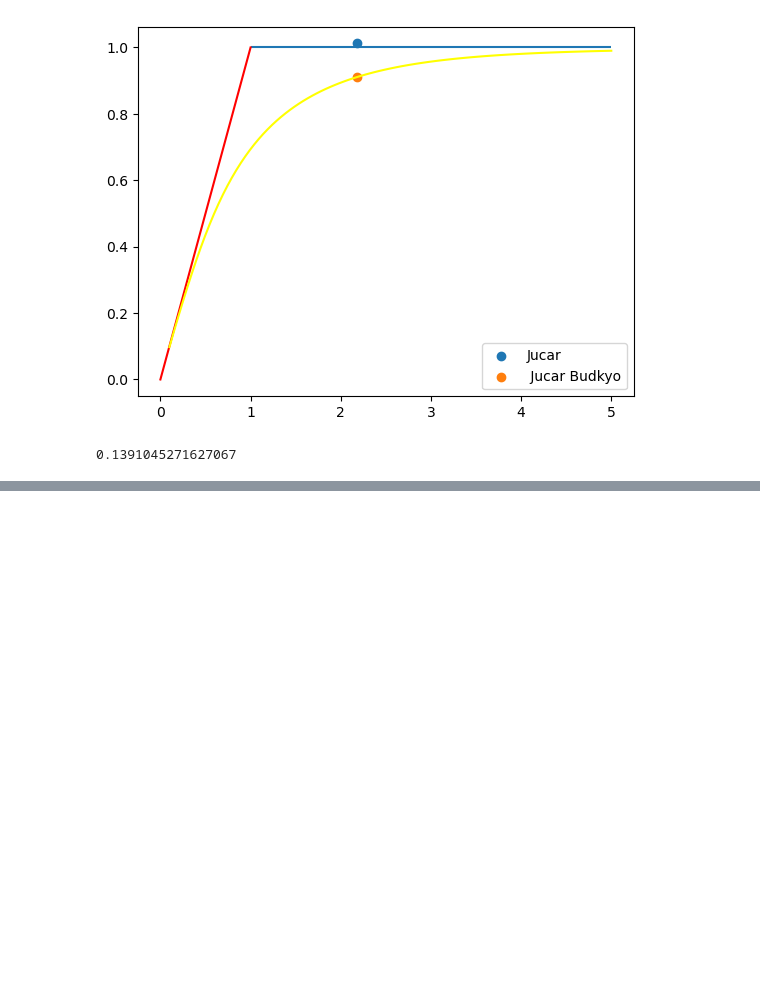
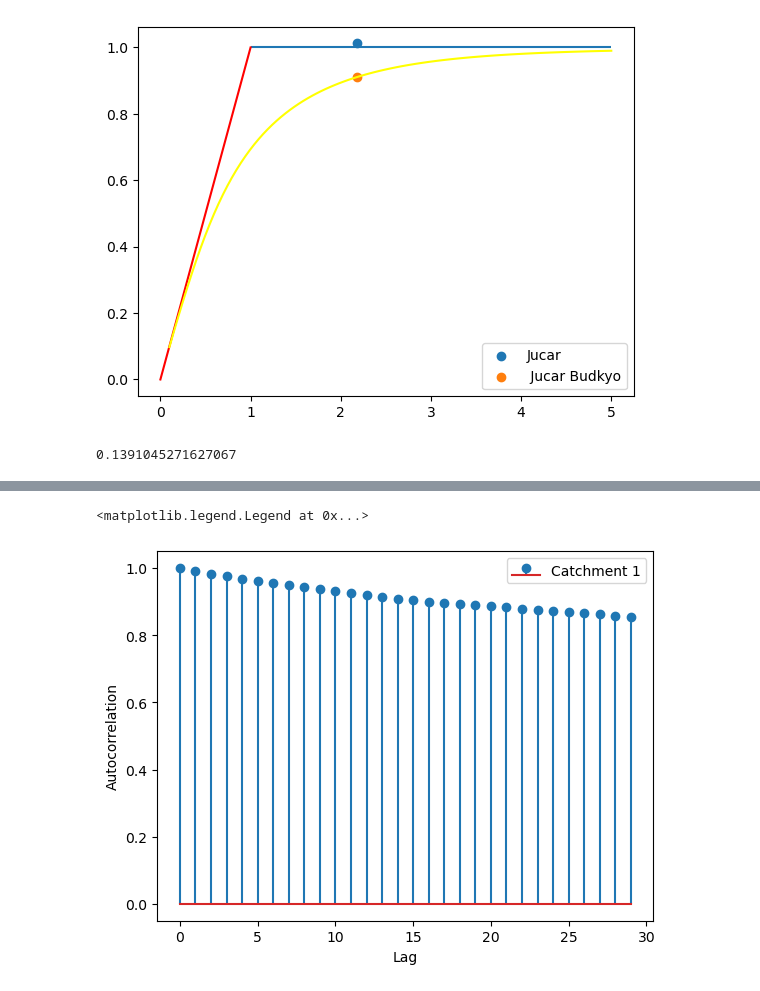
Before and after one commit to mmarrocolo/JUCARbasin, a Jupyter notebook: Exercise 1 Processes/Water Balance 2.ipynb, the cells around one changed output, grey strips where cells are left out. Drawn from its saved outputs; the diff is of its cells as text; code cells hidden in the pictures; blank space fills up the shorter version.

```diff
--- a/Exercise 1 Processes/Water Balance 2.ipynb
+++ b/Exercise 1 Processes/Water Balance 2.ipynb
@@ -145,0 +159,10 @@ print(Water_balance_C1)
+# %%
+lags = np.arange(0, 30)
+autocorrelation1 = [dfQ['Q'].autocorr(lag = i) for i in lags]
+plt.stem(lags, autocorrelation1, label='Catchment 1')
+plt.xlabel('Lag')
+plt.ylabel('Autocorrelation')
+plt.legend()
+# %% [output]
+<matplotlib.legend.Legend at 0x...>
+[figure, added]
```
Also changed, not shown: parts of 1 cell of this notebook.
